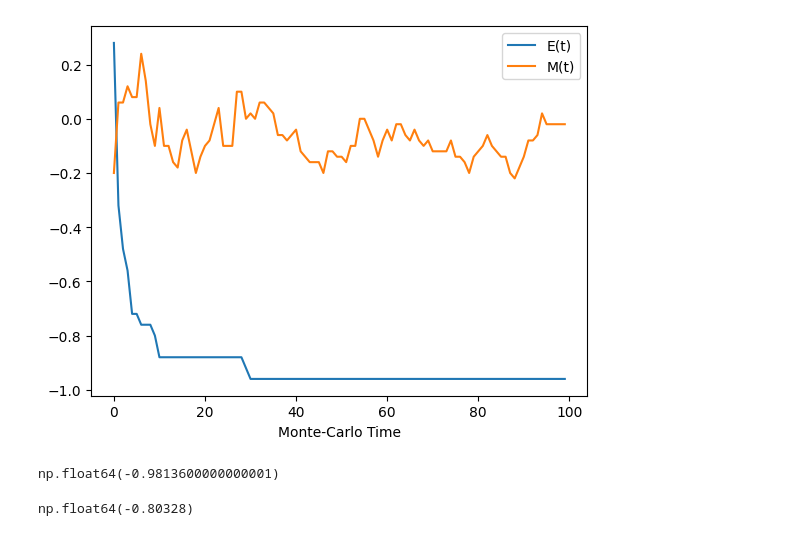
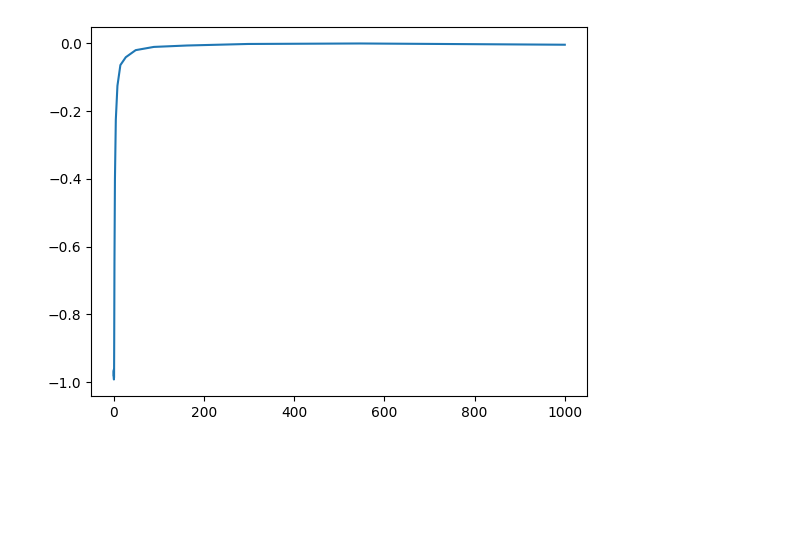
Before and after one commit to ekellum6/IsingModel, a Jupyter notebook: Ising-Model-1.ipynb, the cells around one changed output. Saved outputs shown, nothing was run; the diff lists cells and outputs as text; code cells hidden in the pictures; blank space fills up the shorter version.

```diff
--- a/Ising-Model-1.ipynb
+++ b/Ising-Model-1.ipynb
@@ -43,20 +52,6 @@ for n_out in range(N):
-# %%
-start=0
-end=100
-plt.plot(E_t[start:end], label='E(t)')
-plt.plot(M_t[start:end], label='M(t)')
-plt.legend()
-plt.xlabel("Monte-Carlo Time")
-plt.show()
-# %% [output]
-[figure, removed]
-# %%
-E_av = np.sum(E_t)/N
-E_av
-# %% [output]
-np.float64(-0.9813600000000001)
-# %%
-M_av = np.sum(M_t)/N
-M_av
-# %% [output]
-np.float64(-0.80328)
+# %%
+#Plot <E>(T)
+plt.plot(Temps,E_T)
+plt.show()
+# %% [output]
+[figure, added]
```
Also changed, not shown: parts of 3 cells of this notebook, 1 other file.
